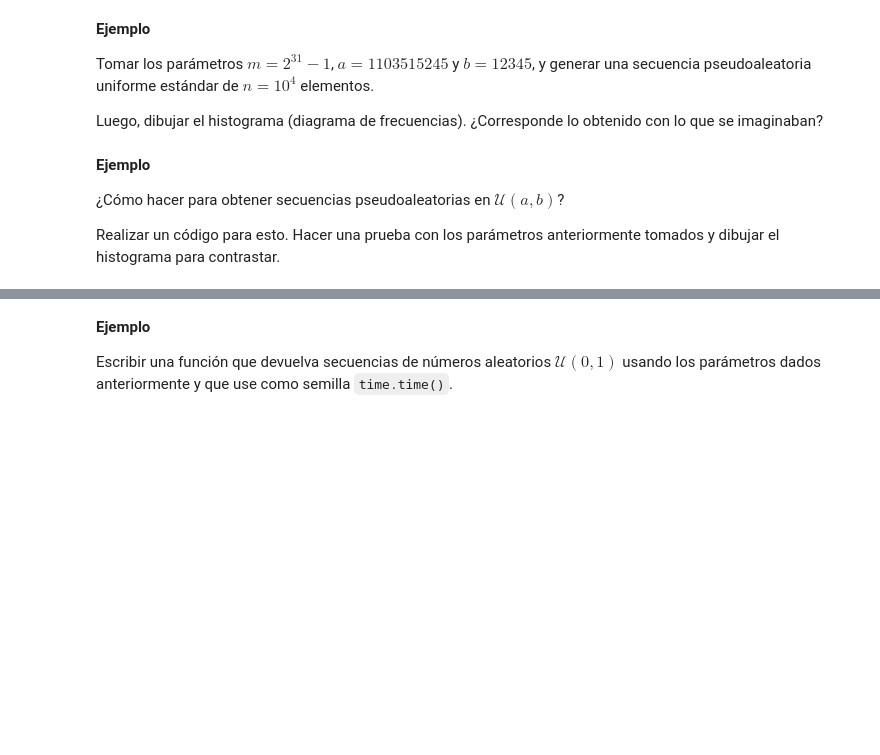
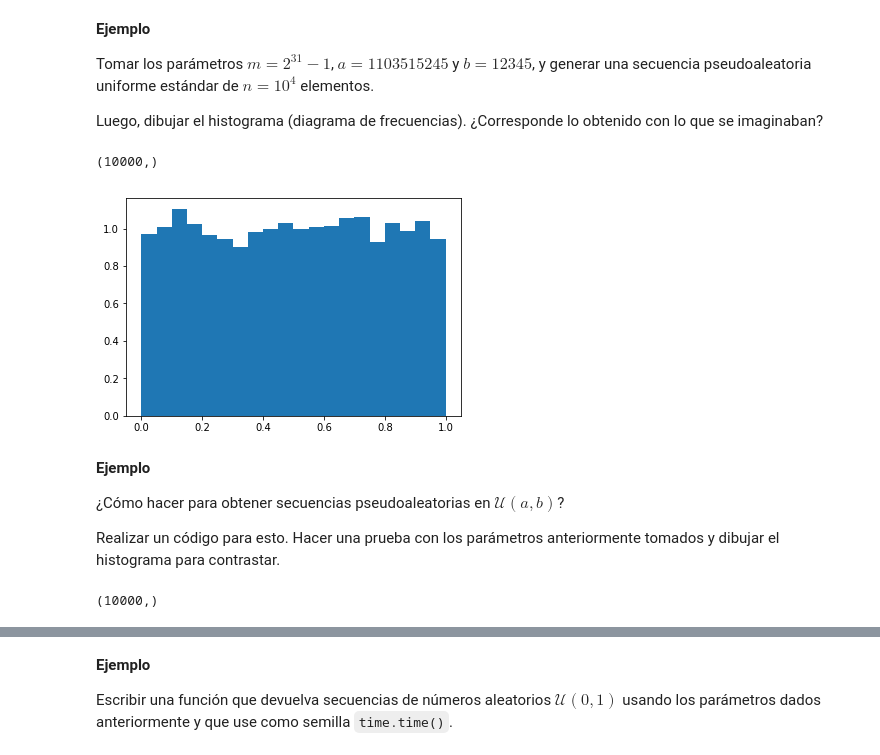
Before and after one commit to valerialadron/SimMat2019_1, a Jupyter notebook: Modulo2/Clase8_NumerosPseudoaleatorios.ipynb, the cells around one changed output, grey strips where cells are left out. Drawn from its saved outputs; the diff is of its cells as text; code cells hidden in the pictures; blank space fills up the shorter version.

```diff
--- a/Modulo2/Clase8_NumerosPseudoaleatorios.ipynb
+++ b/Modulo2/Clase8_NumerosPseudoaleatorios.ipynb
@@ -102,3 +101,10 @@ y que retorne la secuencia pseudoaleatoria de longitud $n$.
+# %%
+#### Escribir la función acá
+def cong_method(x0, a, b, m, n):
+    x=[x0]
+    for i in range(n):
+        x.append((a*x[-1]+b)%m)
+    return np.array(x)[1:]/m
 # %% [markdown]
 **Ejemplo**
 
@@ -164,2 +197,9 @@ Luego, dibujar el histograma (diagrama de frecuencias). ¿Corresponde lo obtenid
+# %%
+#### Resolver acá
+x0, a, b, m, n= 3, 1103515254, 12345, 2**31-1, 10**4,
+x=cong_method(x0, a, b, m, n)
+x.shape
+# %% [output]
+(10000,)
 # %%
 ## importar matplotlib.pyplot
@@ -168,3 +208,8 @@ Luego, dibujar el histograma (diagrama de frecuencias). ¿Corresponde lo obtenid
+# %%
+## Graficar
+plt.hist(x, bins=20, density=True);
+# %% [output]
+[figure, added]
 # %% [markdown]
 **Ejemplo**
 
@@ -177,0 +219,10 @@ Realizar un código para esto. Hacer una prueba con los parámetros anteriorment
+# %%
+#### Resolver acá
+x0, a, b, m, n= 3, 1103515254, 12345, 2**31-1, 10**4,
+
+A, B = 10, 18
+
+x=(B-A)*cong_method(x0, a, b, m, n) + A
+x.shape
+# %% [output]
+(10000,)
```
Also changed, not shown: parts of 32 cells of this notebook.
